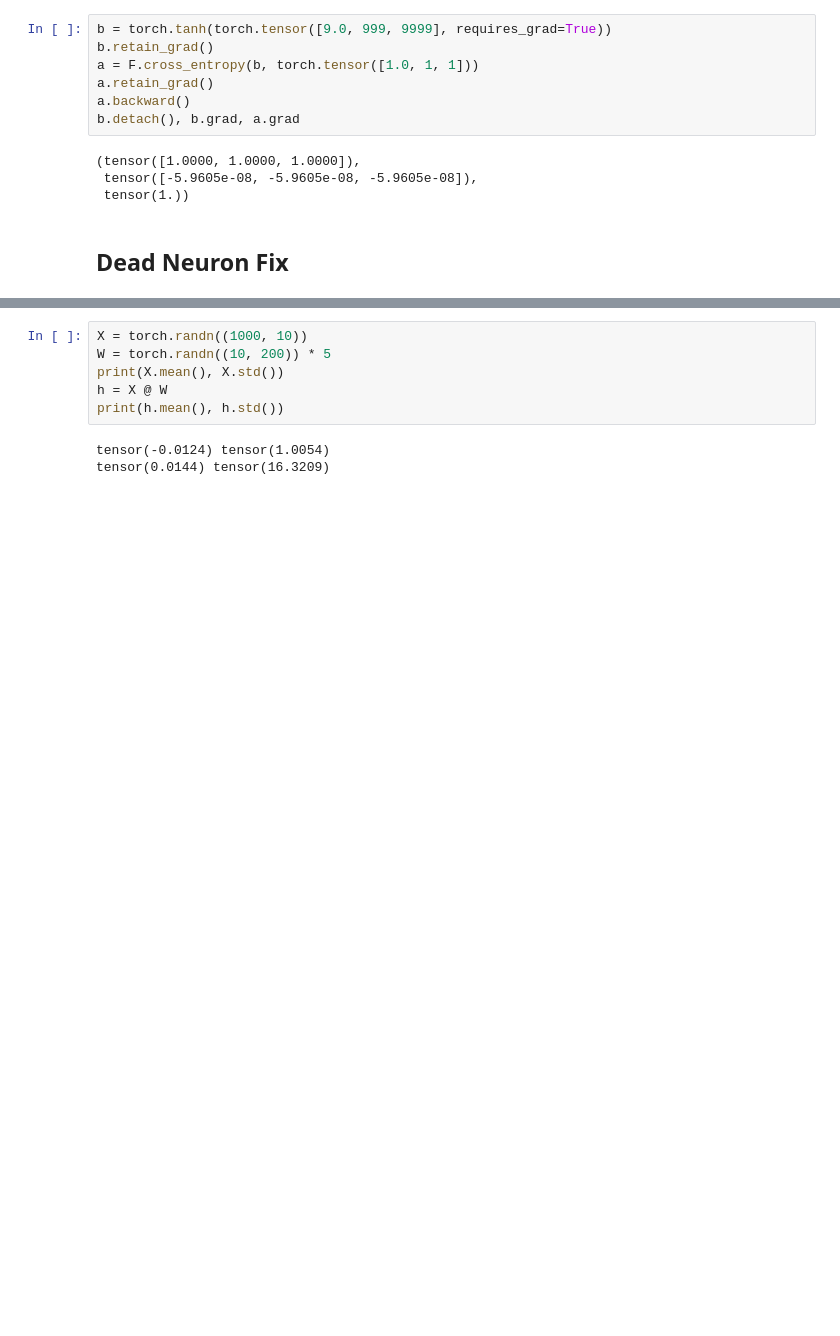
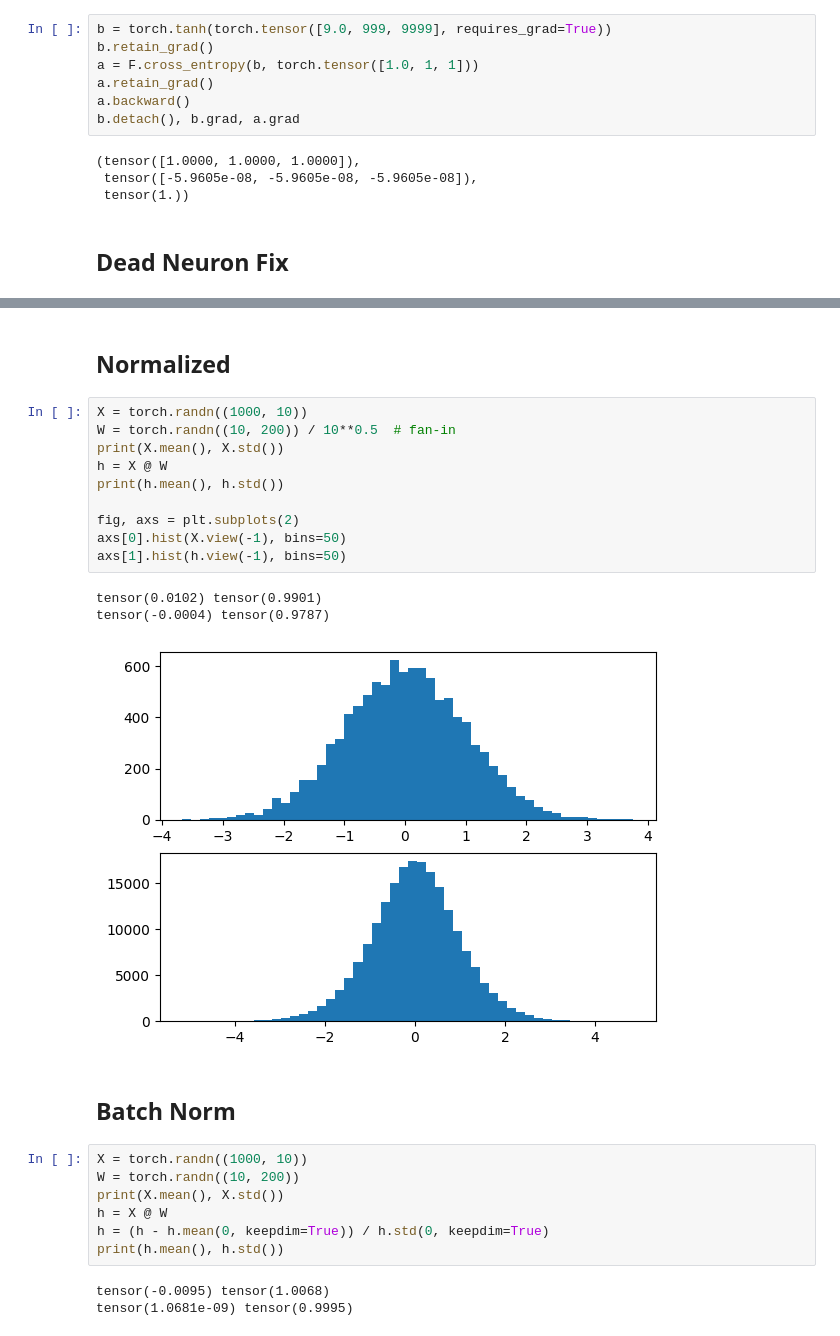
Before and after one commit to timashan/ANN, a Jupyter notebook: MakeMore/2/intuition.ipynb, the cells around one changed output, grey strips where cells are left out. Cells and saved outputs as stored; diff of their text form; blank space fills up the shorter version.

Commit message:
makemore 2 batch_norm

```diff
--- a/MakeMore/2/intuition.ipynb
+++ b/MakeMore/2/intuition.ipynb
@@ -81,11 +97,30 @@ axs[2].imshow(h.abs() > 0.99)
+# %% [markdown]
+## Normalized
+# %%
+X = torch.randn((1000, 10))
+W = torch.randn((10, 200)) / 10**0.5  # fan-in
+print(X.mean(), X.std())
+h = X @ W
+print(h.mean(), h.std())
+
+fig, axs = plt.subplots(2)
+axs[0].hist(X.view(-1), bins=50)
+axs[1].hist(h.view(-1), bins=50)
+# %% [output]
+tensor(0.0102) tensor(0.9901)
+tensor(-0.0004) tensor(0.9787)
+[figure, added]
+# %% [markdown]
+## Batch Norm
 # %%
 X = torch.randn((1000, 10))
-W = torch.randn((10, 200)) * 5
+W = torch.randn((10, 200))
 print(X.mean(), X.std())
 h = X @ W
+h = (h - h.mean(0, keepdim=True)) / h.std(0, keepdim=True)
 print(h.mean(), h.std())
 # %% [output]
-tensor(-0.0124) tensor(1.0054)
-tensor(0.0144) tensor(16.3209)
+tensor(-0.0095) tensor(1.0068)
+tensor(1.0681e-09) tensor(0.9995)
 # %%
 X = torch.randn((1000, 10))
```
Also changed, not shown: parts of 8 cells of this notebook, 2 other files.
